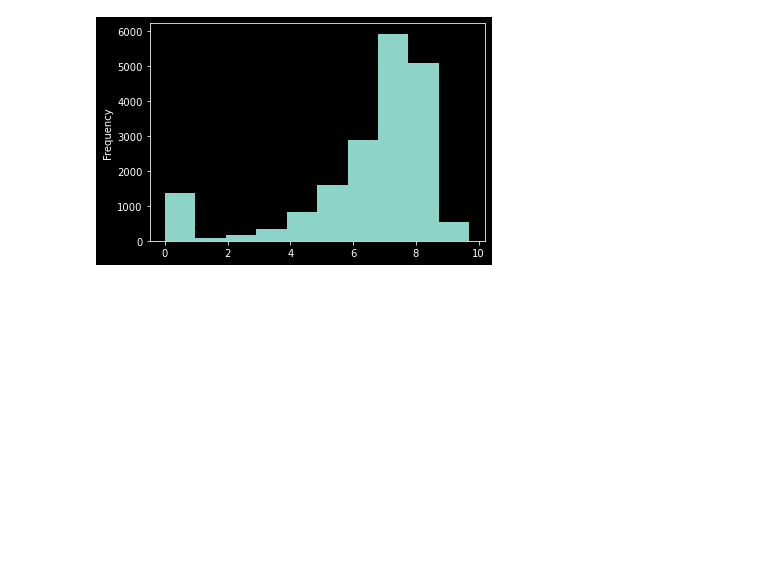
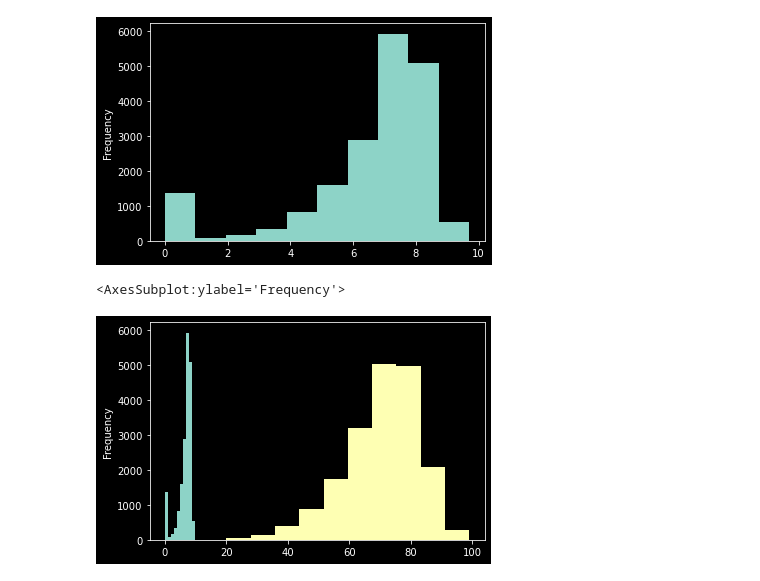
Before and after one commit to SavantLogics/vs_code, a Jupyter notebook: Jupyter/pandas_data_videoGames.ipynb, the cells around one changed output. Saved outputs shown, nothing was run; the diff lists cells and outputs as text; code cells hidden in the pictures; blank space fills up the shorter version.

Commit message:
added user and meta histogram

```diff
--- a/Jupyter/pandas_data_videoGames.ipynb
+++ b/Jupyter/pandas_data_videoGames.ipynb
@@ -249,3 +249,11 @@ df['user_review'].plot(kind='hist', ylabel='Amount', xlabel='Rating')
 # %% [output]
 <AxesSubplot:ylabel='Frequency'>
 [figure]
+# %%
+# Plot both user_review and meta_score
+
+df['user_review'].plot(kind='hist')
+df['meta_score'].plot(kind='hist')
+# %% [output]
+<AxesSubplot:ylabel='Frequency'>
+[figure, added]
```
Also changed, not shown: parts of 1 cell of this notebook.
